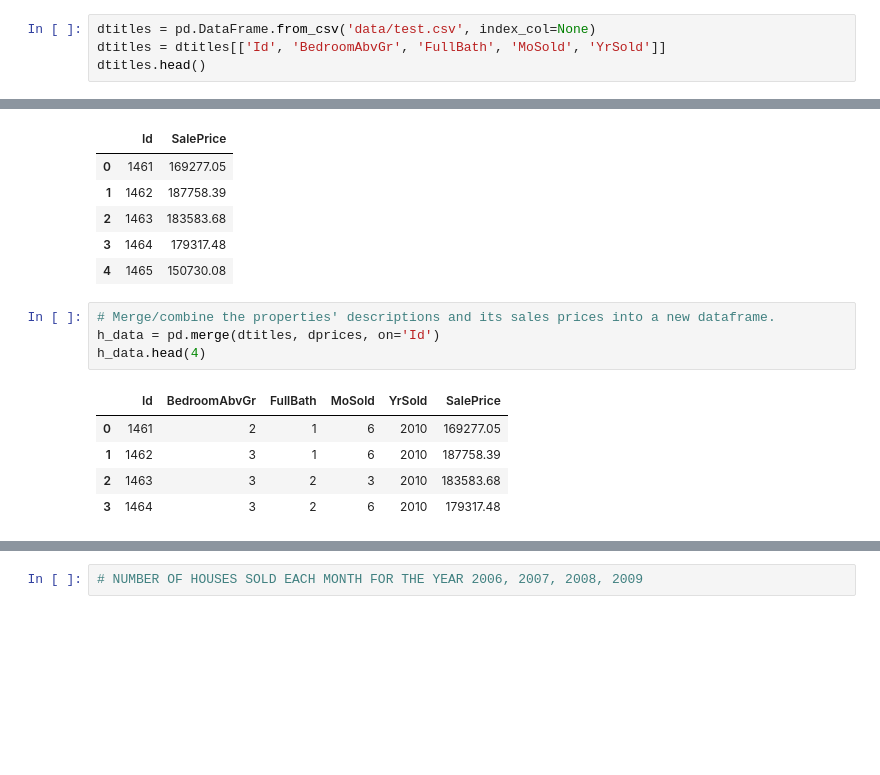
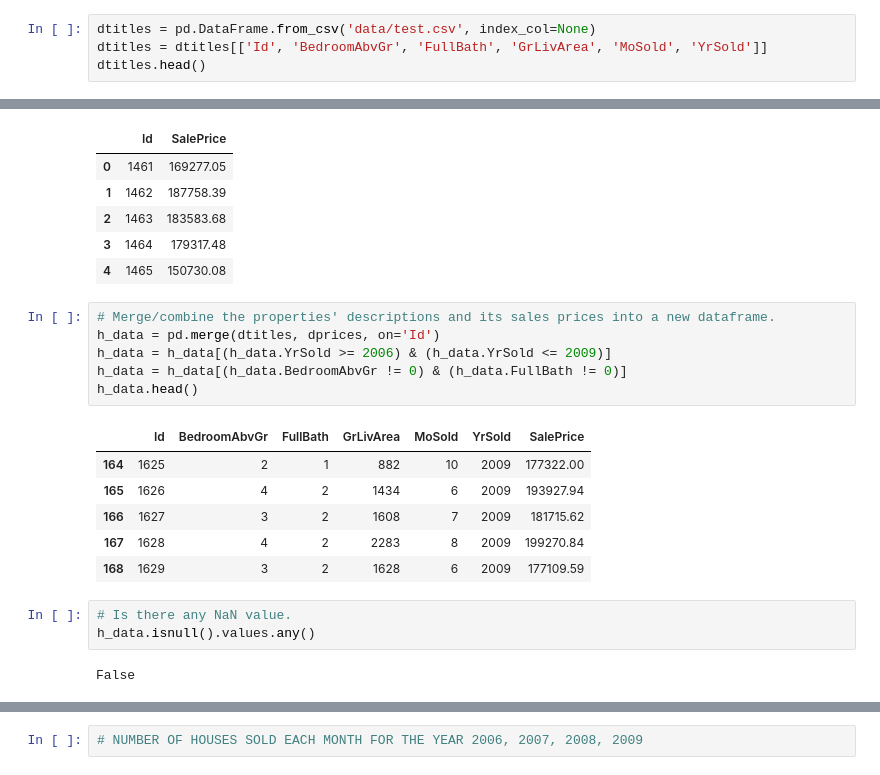
Before and after one commit to AlfredMtz/Springboard, a Jupyter notebook: amesproject.ipynb, the cells around one changed output, grey strips where cells are left out. Saved outputs shown, nothing was run; the diff lists cells and outputs as text; blank space fills up the shorter version.

```diff
--- a/amesproject.ipynb
+++ b/amesproject.ipynb
@@ -16,6 +16,6 @@ css = open('style-table.css').read() + open('style-notebook.css').read()
 HTML('<style>{}</style>'.format(css))
 # %%
 dtitles = pd.DataFrame.from_csv('data/test.csv', index_col=None)
-dtitles = dtitles[['Id', 'BedroomAbvGr', 'FullBath', 'MoSold', 'YrSold']]
+dtitles = dtitles[['Id', 'BedroomAbvGr', 'FullBath', 'GrLivArea', 'MoSold', 'YrSold']]
 dtitles.head()
 # %% [output]
@@ -38,10 +38,18 @@ dprices.head()
 # %%
 # Merge/combine the properties' descriptions and its sales prices into a new dataframe.
 h_data = pd.merge(dtitles, dprices, on='Id')
-h_data.head(4)
+h_data = h_data[(h_data.YrSold >= 2006) & (h_data.YrSold <= 2009)]
+h_data = h_data[(h_data.BedroomAbvGr != 0) & (h_data.FullBath != 0)]
+h_data.head()
 # %% [output]
-|  | Id | BedroomAbvGr | FullBath | MoSold | YrSold | SalePrice |
-| 0 | 1461 | 2 | 1 | 6 | 2010 | 169277.05 |
-| 1 | 1462 | 3 | 1 | 6 | 2010 | 187758.39 |
-| 2 | 1463 | 3 | 2 | 3 | 2010 | 183583.68 |
-| 3 | 1464 | 3 | 2 | 6 | 2010 | 179317.48 |
+|  | Id | BedroomAbvGr | FullBath | GrLivArea | MoSold | YrSold | SalePrice |
+| 164 | 1625 | 2 | 1 | 882 | 10 | 2009 | 177322.00 |
+| 165 | 1626 | 4 | 2 | 1434 | 6 | 2009 | 193927.94 |
+| 166 | 1627 | 3 | 2 | 1608 | 7 | 2009 | 181715.62 |
+| 167 | 1628 | 4 | 2 | 2283 | 8 | 2009 | 199270.84 |
+| 168 | 1629 | 3 | 2 | 1628 | 6 | 2009 | 177109.59 |
+# %%
+# Is there any NaN value.
+h_data.isnull().values.any()
+# %% [output]
+False
```
Also changed, not shown: parts of 11 cells of this notebook.
